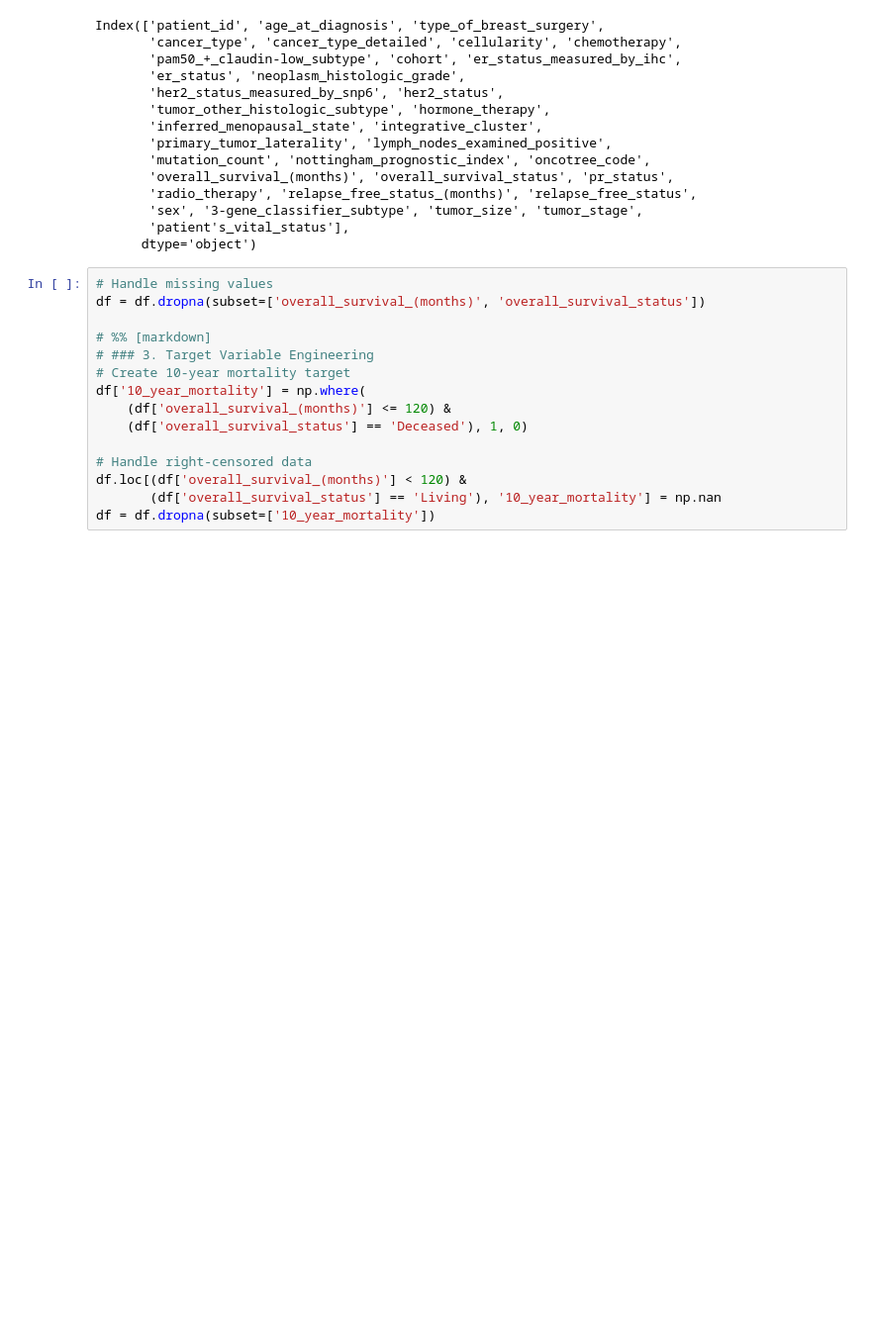
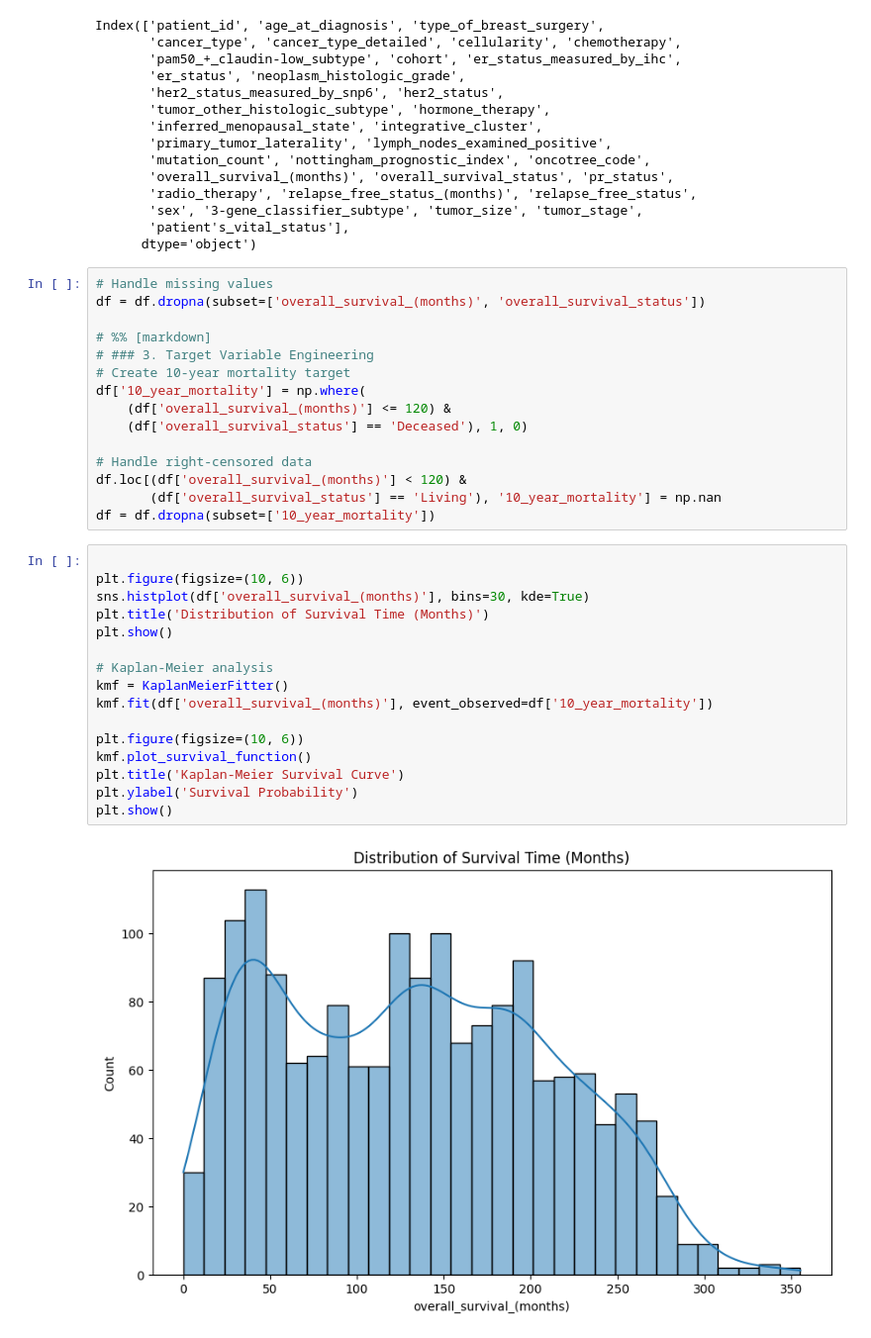
Before and after one commit to Jaz0XD/Breast_Cancer_ML, a Jupyter notebook: train1.ipynb, the cells around one changed output. Shown at 99% size. Cells and saved outputs as stored; diff of their text form; blank space fills up the shorter version.

```diff
--- a/train1.ipynb
+++ b/train1.ipynb
@@ -58,3 +59,21 @@ df['10_year_mortality'] = np.where(
 df.loc[(df['overall_survival_(months)'] < 120) &
        (df['overall_survival_status'] == 'Living'), '10_year_mortality'] = np.nan
 df = df.dropna(subset=['10_year_mortality'])
+# %%
+
+plt.figure(figsize=(10, 6))
+sns.histplot(df['overall_survival_(months)'], bins=30, kde=True)
+plt.title('Distribution of Survival Time (Months)')
+plt.show()
+
+# Kaplan-Meier analysis
+kmf = KaplanMeierFitter()
+kmf.fit(df['overall_survival_(months)'], event_observed=df['10_year_mortality'])
+
+plt.figure(figsize=(10, 6))
+kmf.plot_survival_function()
+plt.title('Kaplan-Meier Survival Curve')
+plt.ylabel('Survival Probability')
+plt.show()
+# %% [output]
+[figure, added]
```
Also changed, not shown: parts of 9 cells of this notebook, 3 other files.
